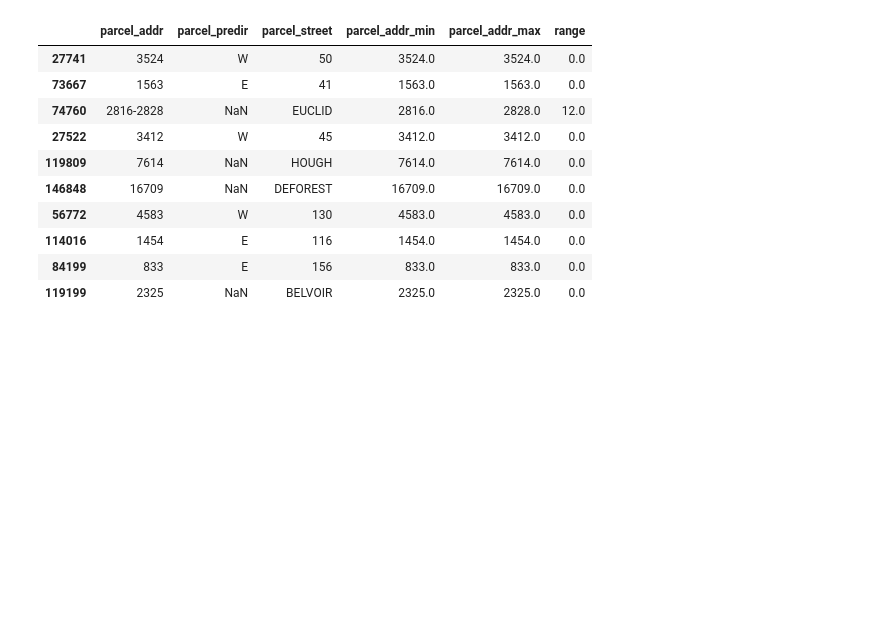
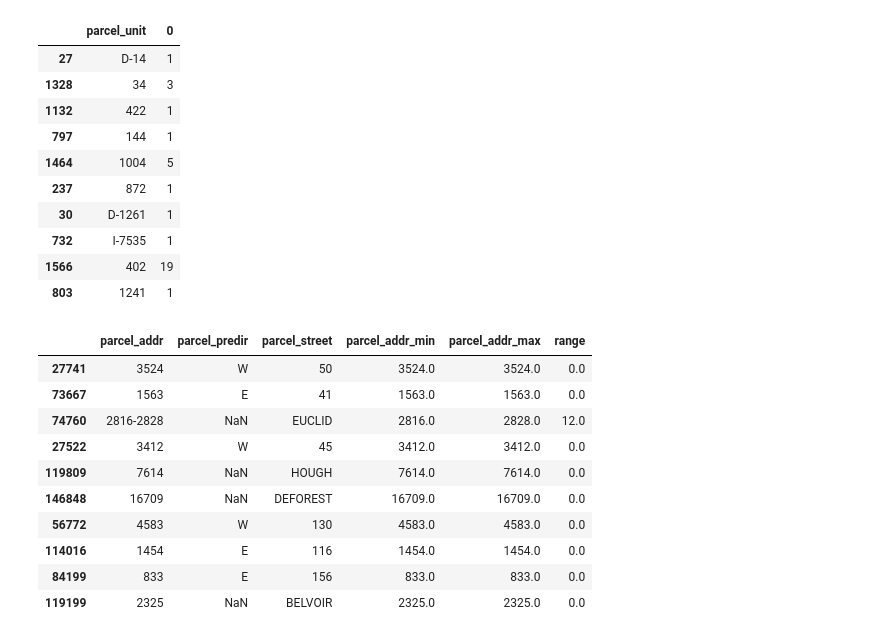
Before and after one commit to jackvandeleuv/cletenant, a Jupyter notebook: pipeline/scratch.ipynb, the cells around one changed output. Cells and saved outputs as stored; diff of their text form; code cells hidden in the pictures; blank space fills up the shorter version.

```diff
--- a/pipeline/scratch.ipynb
+++ b/pipeline/scratch.ipynb
@@ -1,7 +1,30 @@
 # %%
 import pandas as pd
 
-df = pd.read_json('source/parcels.json')
+df = pd.read_csv('transformed/parcels.csv')
+
+CLEAN_PARCEL_COLS = [
+    'parcel_predix',
+    'parcel_street',
+    'parcel_suffix',
+    'parcel_unit',
+]
+
+# df.sample(5)
+
+df.groupby('parcel_unit').size().sort_values().reset_index().sample(10)
+# %% [output]
+|  | parcel_unit | 0 |
+| 27 | D-14 | 1 |
+| 1328 | 34 | 3 |
+| 1132 | 422 | 1 |
+| 797 | 144 | 1 |
+| 1464 | 1004 | 5 |
+| 237 | 872 | 1 |
+| 30 | D-1261 | 1 |
+| 732 | I-7535 | 1 |
+| 1566 | 402 | 19 |
+| 803 | 1241 | 1 |
 # %%
 def try_cast_to_int(string):
     try:
```
Also changed, not shown: 3 other files.
